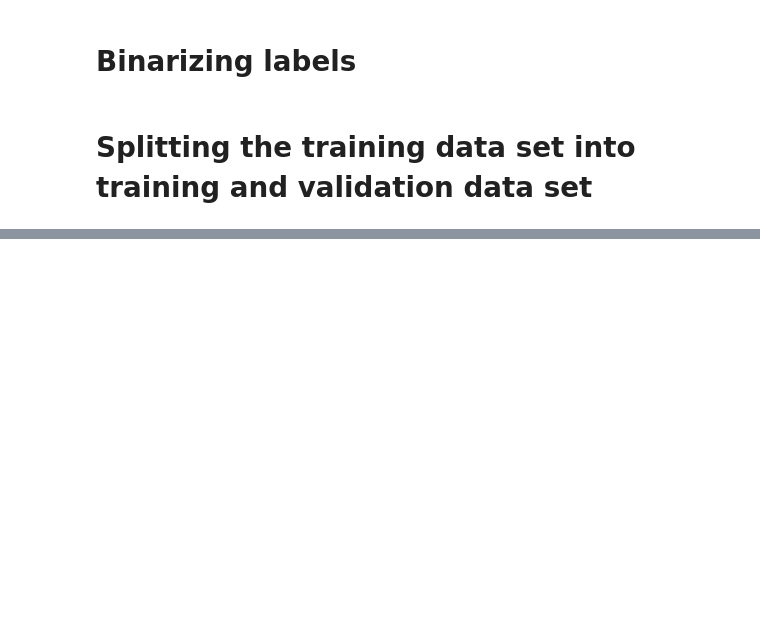
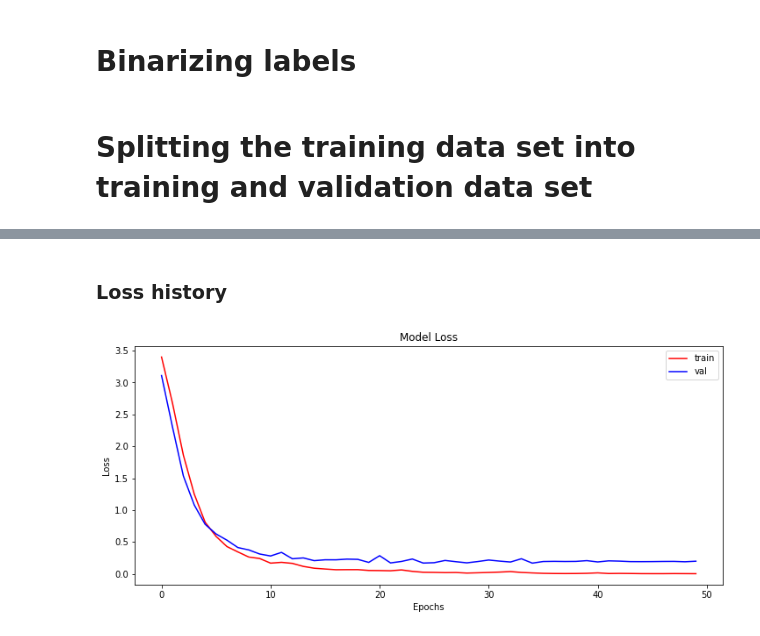
Before and after one commit to michael-neuhold/american-hand-sign-classification, a Jupyter notebook: asl-classification.ipynb, the cells around one changed output, grey strips where cells are left out. Drawn from its saved outputs; the diff is of its cells as text; code cells hidden in the pictures; blank space fills up the shorter version.

```diff
--- a/asl-classification.ipynb
+++ b/asl-classification.ipynb
@@ -256,0 +423,10 @@ Test Accuracy: 97.27402925491333
+# %%
+def printLossHistoryOf(history):
+  plt.figure(figsize=(12, 5))
+  plt.plot(history.history['loss'], color='r')
+  plt.plot(history.history['val_loss'], color='b')
+  plt.title('Model Loss')
+  plt.ylabel('Loss')
+  plt.xlabel('Epochs')
+  plt.legend(['train', 'val'])
+  plt.show()
@@ -256,0 +441,6 @@ Test Accuracy: 97.27402925491333
+# %% [markdown]
+### Loss history
+# %%
+printLossHistoryOf(history_1)
+# %% [output]
+[figure, added]
```
Also changed, not shown: parts of 67 cells of this notebook, 1 other file.
